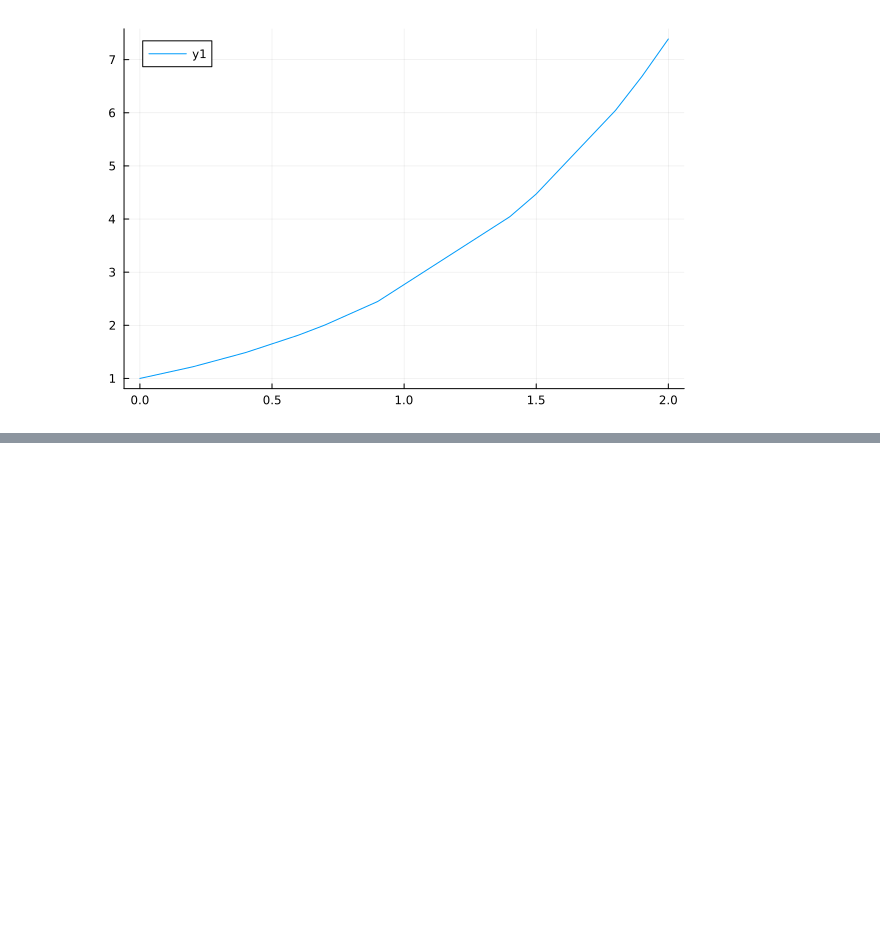
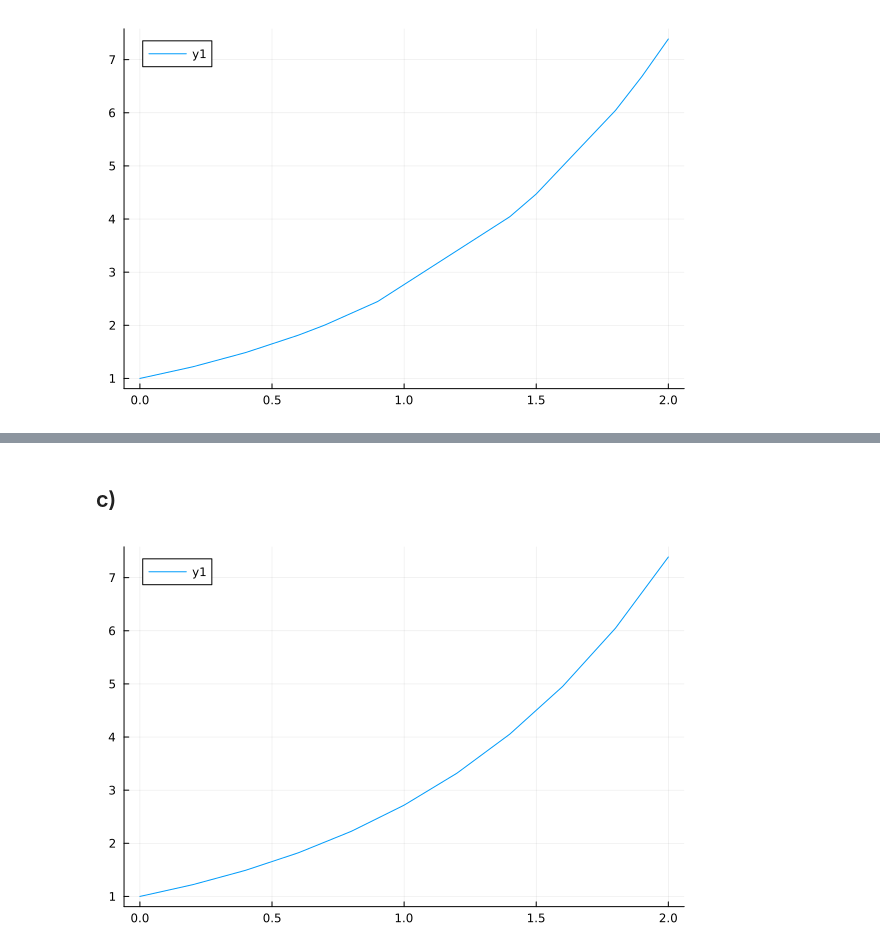
Before and after one commit to jkbch/FEM, a Jupyter notebook: Jakobs_notebook_julia.ipynb, the cells around one changed output, grey strips where cells are left out. Cells and saved outputs as stored; diff of their text form; code cells hidden in the pictures; blank space fills up the shorter version.

```diff
--- a/Jakobs_notebook_julia.ipynb
+++ b/Jakobs_notebook_julia.ipynb
@@ -67,0 +74,7 @@ plot(x, u)
+# %% [markdown]
+## c)
+# %%
+x = collect(range(0, L, M))
+plot(x, exp.(x))
+# %% [output]
+[figure, added]
```
Also changed, not shown: parts of 15 cells of this notebook.
